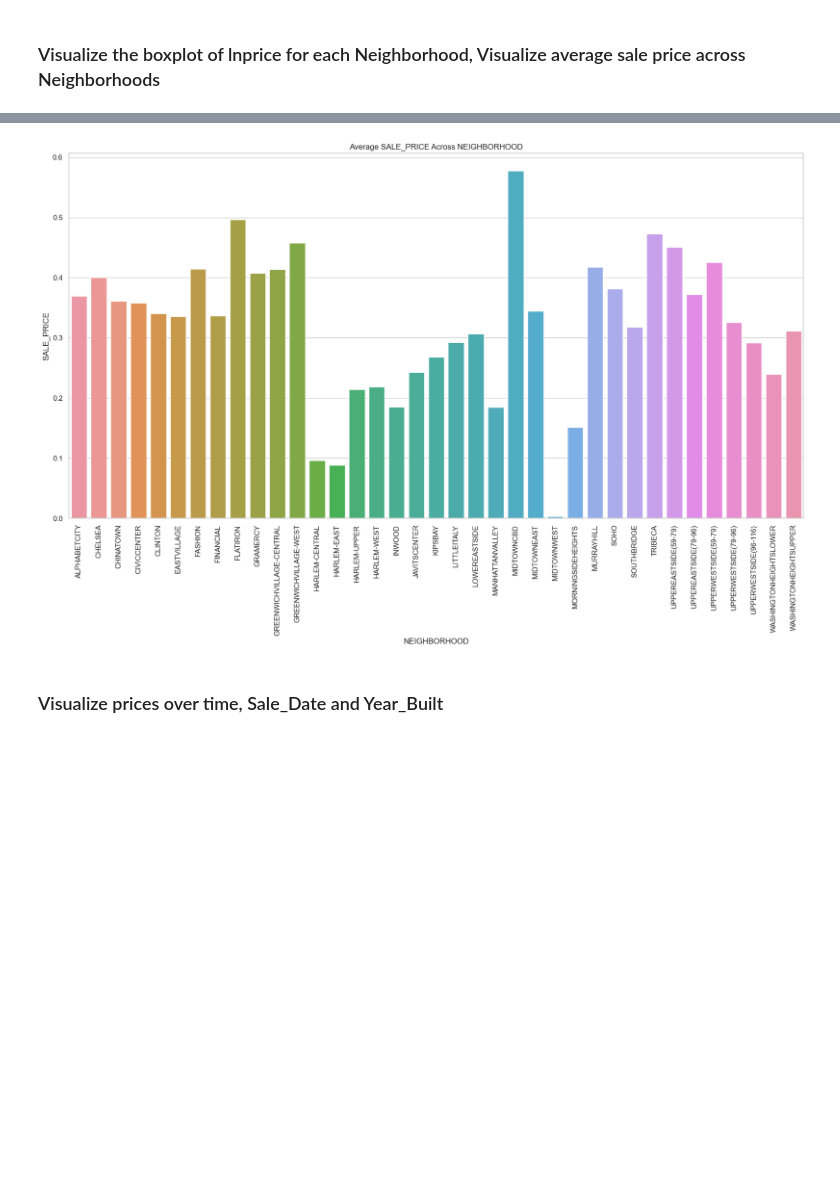
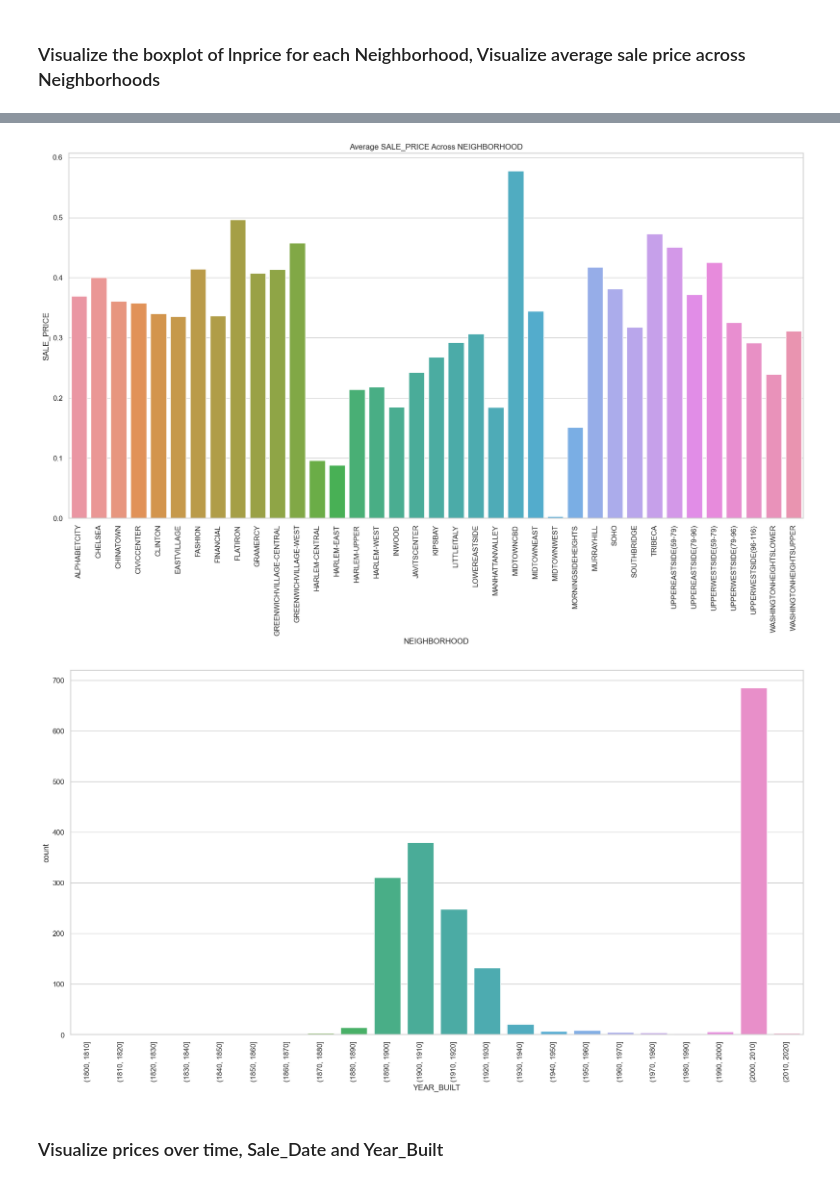
Before and after one commit to ZachLSoftware/BigData_CW, a Jupyter notebook: main_Complete.ipynb, the cells around one changed output, grey strips where cells are left out. Saved outputs shown, nothing was run; the diff lists cells and outputs as text; code cells hidden in the pictures; blank space fills up the shorter version.

```diff
--- a/main_Complete.ipynb
+++ b/main_Complete.ipynb
@@ -423,9 +423,11 @@ Resulting Dataset Shape: (1828, 20)
 # %%
 boxPlot(part1_normalized, 'SALE_PRICE', 'NEIGHBORHOOD')
 averagePrice(part1_normalized, 'SALE_PRICE', 'NEIGHBORHOOD')
+countVisual(part1_normalized,'YEAR_BUILT', 10)
 # %% [output]
 [figure]
 [figure]
+[figure, added]
 # %% [markdown]
 <h3>Visualize prices over time, Sale_Date and Year_Built</h3>
 # %%
```
Also changed, not shown: parts of 3 cells of this notebook, 9 other files.
